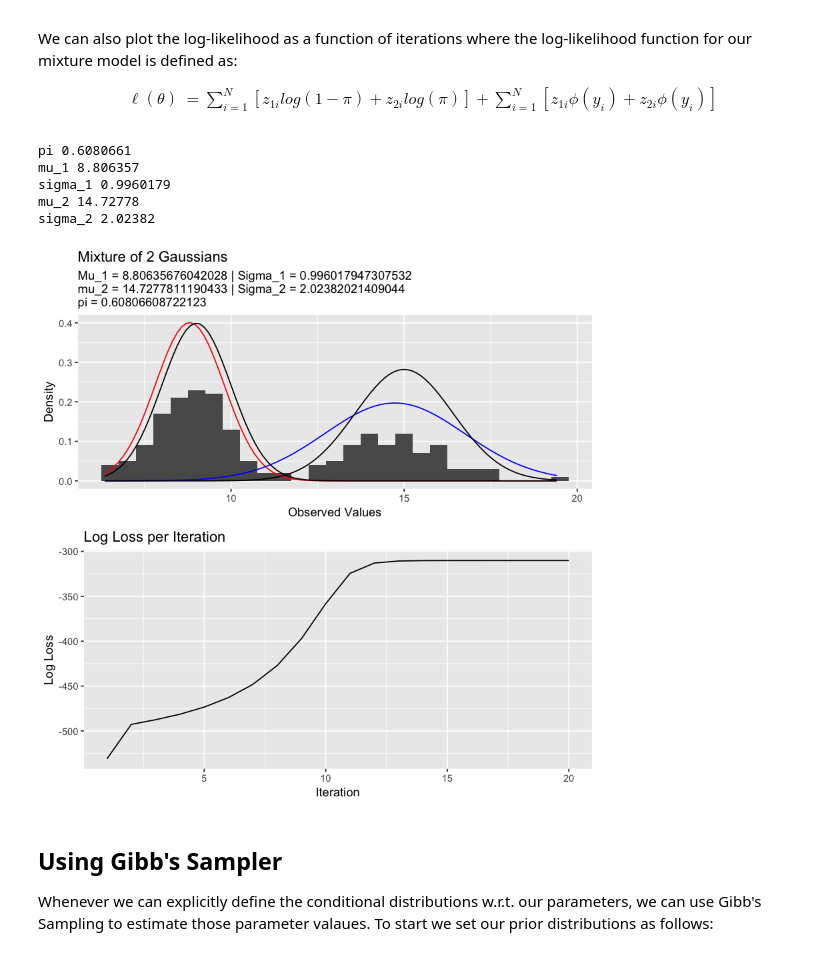
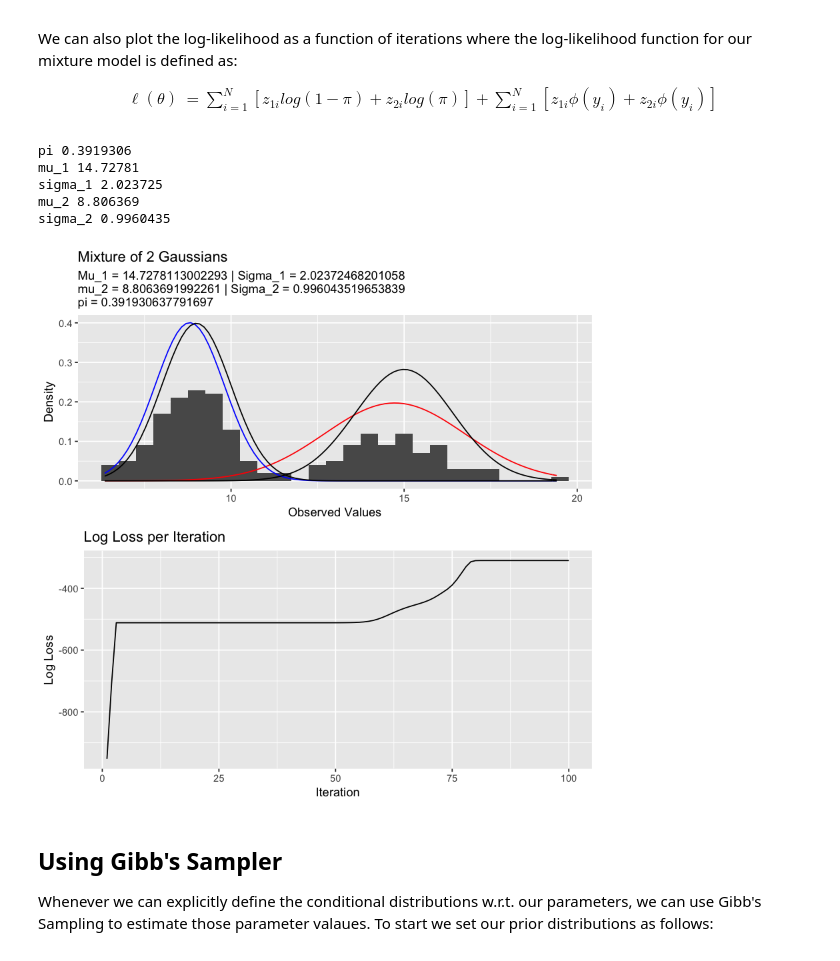
Before and after one commit to blazickjp/Research, a Jupyter notebook: EM-Gibbs-Alg.ipynb, the cells around one changed output. Drawn from its saved outputs; the diff is of its cells as text; code cells hidden in the pictures.

```diff
--- a/EM-Gibbs-Alg.ipynb
+++ b/EM-Gibbs-Alg.ipynb
@@ -82,11 +82,17 @@ We can also plot the log-likelihood as a function of iterations where the log-li
 em_simple <- function(data, iters) {
 
   # setting our initial values for theta
-  pi_i <- .7
-  mu_1 <- 10
-  mu_2 <- 11
-  sigma_1 <- 5
-  sigma_2 <- 5
+#   pi_i <- .7
+#   mu_1 <- 10
+#   mu_2 <- 11
+#   sigma_1 <- 5
+#   sigma_2 <- 5
+
+  pi_i <- .5
+  mu_1 <- rnorm(1,0,1)
+  mu_2 <- rnorm(1,0,1)
+  sigma_1 <- rinvgamma(1,1,1)
+  sigma_2 <- rinvgamma(1,1,1)
 
   log_loss <- vector("numeric", length = iters)
 
@@ -126,41 +132,41 @@ em_simple <- function(data, iters) {
   # Print out values for theta
   cat("\n\npi", pi_i,
       "\nmu_1", mu_1,
       "\nsigma_1", sigma_1,
       "\nmu_2", mu_2,
       "\nsigma_2", sigma_2)
 
   # Create plot with fitted parameters
   p_1 <- data %>%
     ggplot(aes(x = y)) + geom_histogram(aes(y = stat(density)),binwidth = .5) +
     ggtitle("Mixture of 2 Gaussians",
             subtitle = glue::glue("Mu_1 = {mu_1} | Sigma_1 = {sigma_1}
                                    mu_2 = {mu_2} | Sigma_2 = {sigma_2}
                                    pi = {pi_i}")) +
     xlab("Observed Values") + ylab("Density") +
     stat_function(fun = dnorm, args = list(mean = mu_1, sd = sigma_1), col="red") +
     stat_function(fun = dnorm, args = list(mean = mu_2, sd = sigma_2), col="blue") +
     stat_function(fun = dnorm, args = list(mean = 9, sd = 1), col = "black") +
     stat_function(fun = dnorm, args = list(mean = 15, sd = sqrt(2)), col = "black")
 
   p_2 <- data.frame(log_loss = log_loss, k = 1:iters) %>%
     ggplot(aes(x = k, y = log_loss)) + geom_line() +
     ggtitle("Log Loss per Iteration") +
     xlab("Iteration") +
     ylab("Log Loss")
 
   grid.arrange(p_1, p_2, nrow = 2)
 
 }
-
-em_simple(df, 20)
+set.seed(55)
+em_simple(df, 100)
 # %% [output]
-pi 0.6080661
-mu_1 8.806357
-sigma_1 0.9960179
-mu_2 14.72778
-sigma_2 2.02382
+pi 0.3919306
+mu_1 14.72781
+sigma_1 2.023725
+mu_2 8.806369
+sigma_2 0.9960435
-[figure, old version]
+[figure, new version]
 # %% [markdown]
 ## Using Gibb's Sampler
 
```
Also changed, not shown: parts of 2 cells of this notebook.
